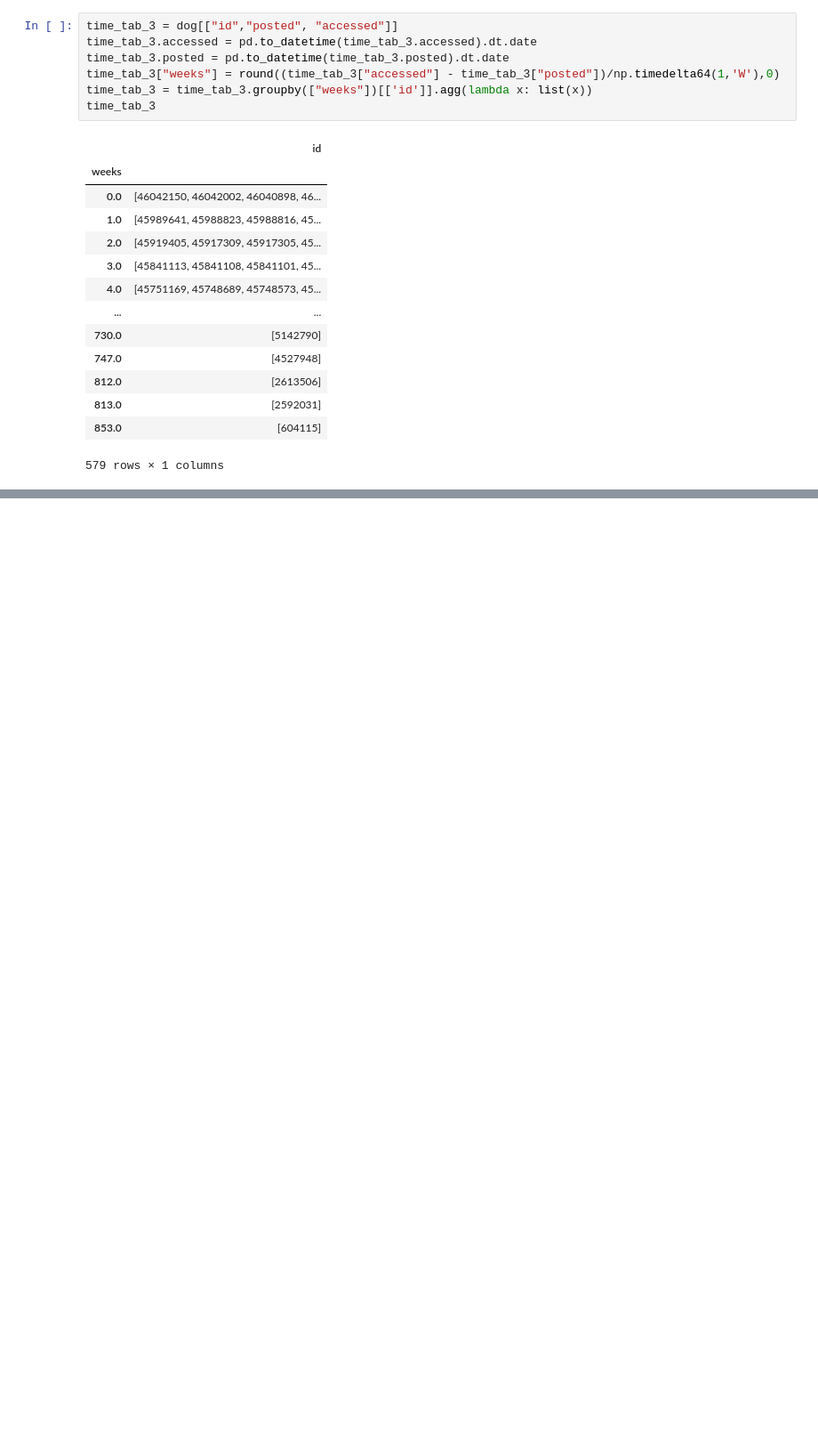
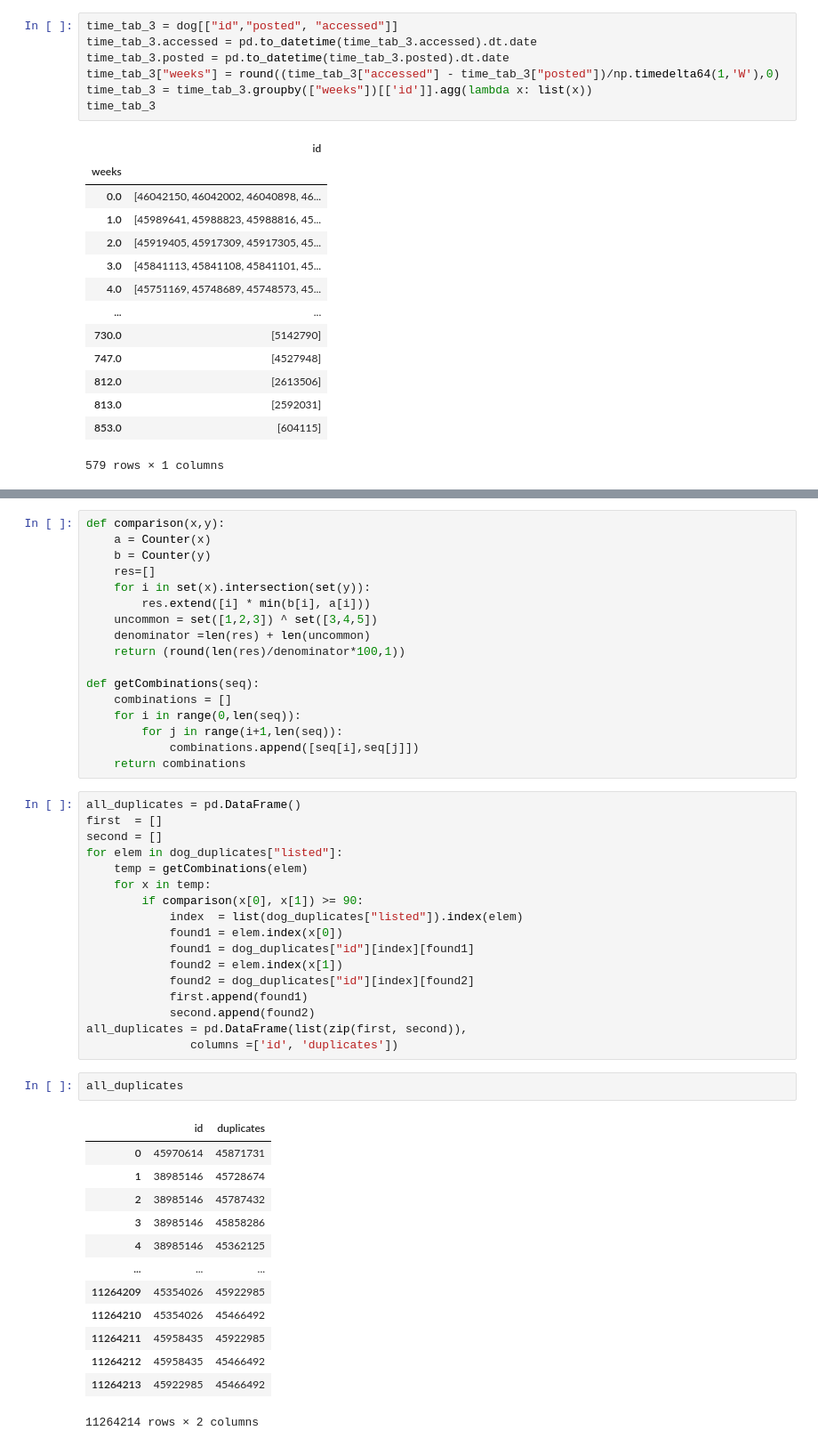
Before and after one commit to CoroTheBoss/CS-project, a Jupyter notebook: notebook.ipynb, the cells around one changed output, grey strips where cells are left out. Shown: that part at 89% size. Saved outputs shown, nothing was run; the diff lists cells and outputs as text; blank space fills up the shorter version.

```diff
--- a/notebook.ipynb
+++ b/notebook.ipynb
@@ -327,0 +347,50 @@ dog_2
+# %%
+def comparison(x,y):
+    a = Counter(x)
+    b = Counter(y)
+    res=[]
+    for i in set(x).intersection(set(y)):
+        res.extend([i] * min(b[i], a[i]))
+    uncommon = set([1,2,3]) ^ set([3,4,5])
+    denominator =len(res) + len(uncommon)
+    return (round(len(res)/denominator*100,1))
+
+def getCombinations(seq):
+    combinations = []
+    for i in range(0,len(seq)):
+        for j in range(i+1,len(seq)):
+            combinations.append([seq[i],seq[j]])
+    return combinations
+# %%
+all_duplicates = pd.DataFrame()
+first  = []
+second = []
+for elem in dog_duplicates["listed"]:
+    temp = getCombinations(elem)
+    for x in temp:
+        if comparison(x[0], x[1]) >= 90:
+            index  = list(dog_duplicates["listed"]).index(elem)
+            found1 = elem.index(x[0])
+            found1 = dog_duplicates["id"][index][found1]
+            found2 = elem.index(x[1])
+            found2 = dog_duplicates["id"][index][found2]
+            first.append(found1)
+            second.append(found2)
+all_duplicates = pd.DataFrame(list(zip(first, second)),
+               columns =['id', 'duplicates'])
+# %%
+all_duplicates
+# %% [output]
+|  | id | duplicates |
+| 0 | 45970614 | 45871731 |
+| 1 | 38985146 | 45728674 |
+| 2 | 38985146 | 45787432 |
+| 3 | 38985146 | 45858286 |
+| 4 | 38985146 | 45362125 |
+| ... | ... | ... |
+| 11264209 | 45354026 | 45922985 |
+| 11264210 | 45354026 | 45466492 |
+| 11264211 | 45958435 | 45922985 |
+| 11264212 | 45958435 | 45466492 |
+| 11264213 | 45922985 | 45466492 |
+11264214 rows × 2 columns
```
Also changed, not shown: parts of 10 cells of this notebook.
